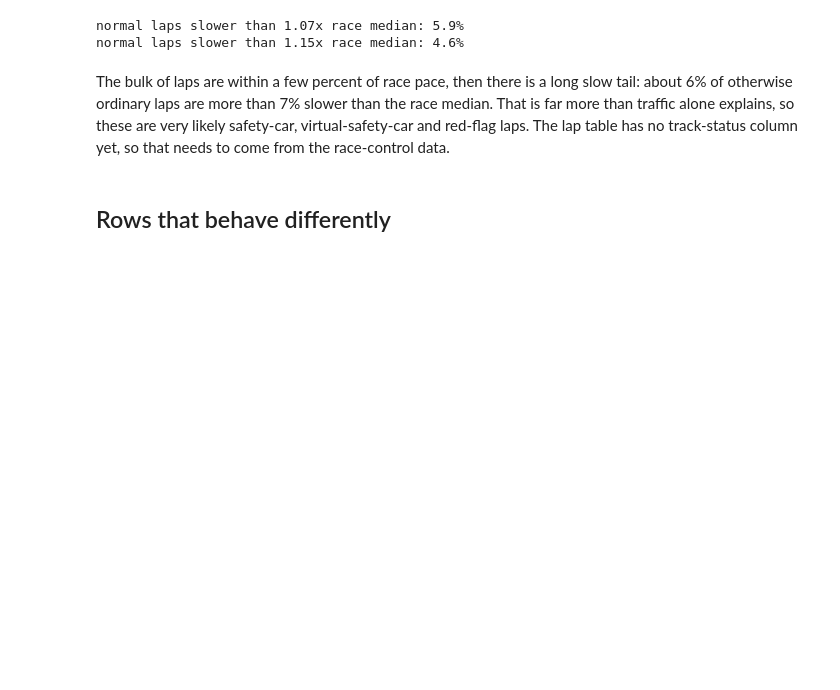
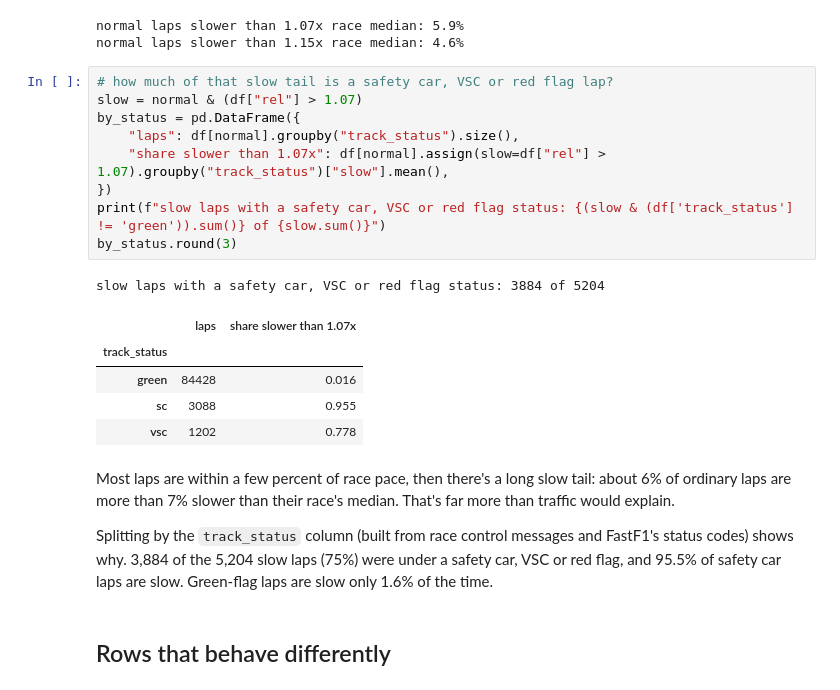
Before and after one commit to Thinkerious/F1LapDataAnalysis, a Jupyter notebook: notebooks/01_data_overview.ipynb, the cells around one changed output. Drawn from its saved outputs; the diff is of its cells as text; blank space fills up the shorter version.

```diff
--- a/notebooks/01_data_overview.ipynb
+++ b/notebooks/01_data_overview.ipynb
@@ -96,12 +91,26 @@ laps that are not pit, lap 1, rain or untimed: 88718 (88.1%)
 [figure]
 normal laps slower than 1.07x race median: 5.9%
 normal laps slower than 1.15x race median: 4.6%
+# %%
+# how much of that slow tail is a safety car, VSC or red flag lap?
+slow = normal & (df["rel"] > 1.07)
+by_status = pd.DataFrame({
+    "laps": df[normal].groupby("track_status").size(),
+    "share slower than 1.07x": df[normal].assign(slow=df["rel"] > 1.07).groupby("track_status")["slow"].mean(),
+})
+print(f"slow laps with a safety car, VSC or red flag status: {(slow & (df['track_status'] != 'green')).sum()} of {slow.sum()}")
+by_status.round(3)
+# %% [output]
+slow laps with a safety car, VSC or red flag status: 3884 of 5204
+|  | laps | share slower than 1.07x |
+| track_status |  |  |
+| green | 84428 | 0.016 |
+| sc | 3088 | 0.955 |
+| vsc | 1202 | 0.778 |
 # %% [markdown]
-The bulk of laps are within a few percent of race pace, then there is a long
-slow tail: about 6% of otherwise ordinary laps are more than 7% slower than the
-race median. That is far more than traffic alone explains, so these are very
-likely safety-car, virtual-safety-car and red-flag laps. The lap table has no
-track-status column yet, so that needs to come from the race-control data.
+Most laps are within a few percent of race pace, then there's a long slow tail: about 6% of ordinary laps are more than 7% slower than their race's median. That's far more than traffic would explain.
+
+Splitting by the `track_status` column (built from race control messages and FastF1's status codes) shows why. 3,884 of the 5,204 slow laps (75%) were under a safety car, VSC or red flag, and 95.5% of safety car laps are slow. Green-flag laps are slow only 1.6% of the time.
 # %% [markdown]
 ## Rows that behave differently
 # %%
```
Also changed, not shown: parts of 6 cells of this notebook, 2 other files.
